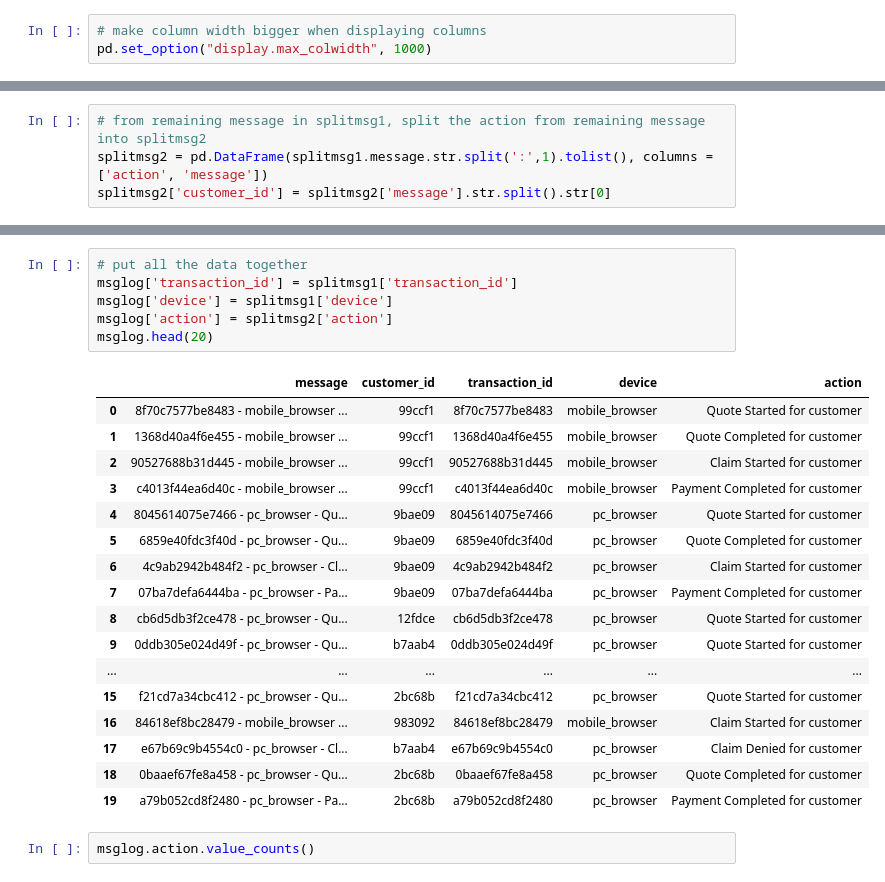
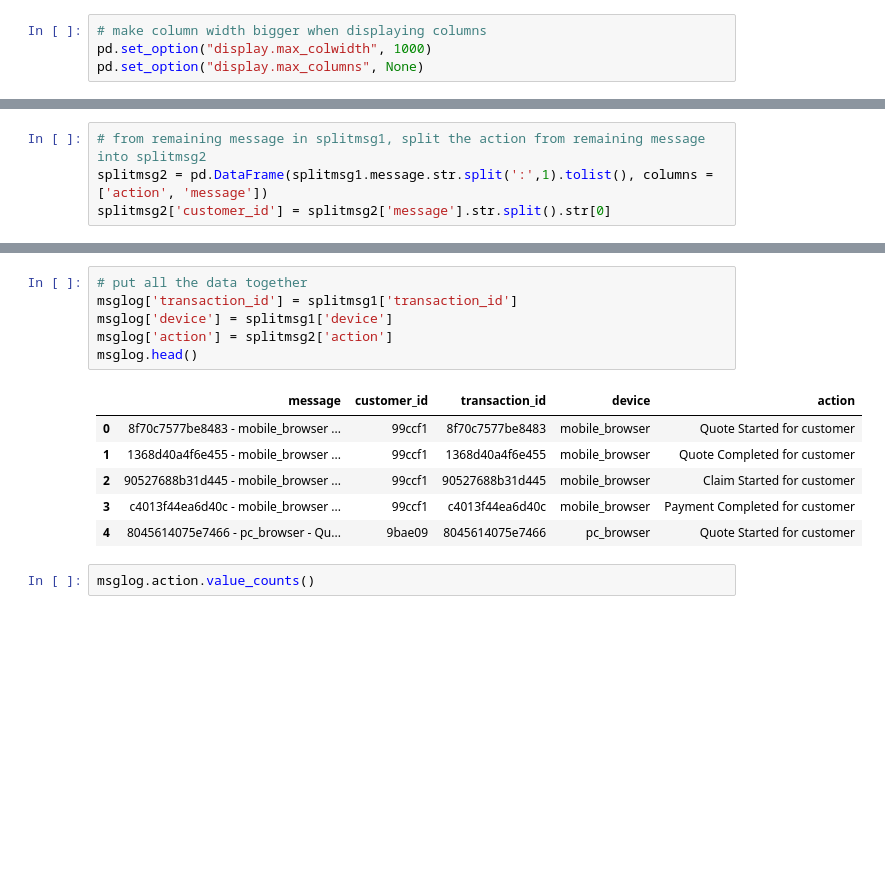
Before and after one commit to neelriyer/IAG-Insurance-Fraud-Prediction, a Jupyter notebook: DATA3001_EDA.ipynb, the cells around one changed output, grey strips where cells are left out. Saved outputs shown, nothing was run; the diff lists cells and outputs as text; blank space fills up the shorter version.

```diff
--- a/DATA3001_EDA.ipynb
+++ b/DATA3001_EDA.ipynb
@@ -26,6 +28,7 @@ from nltk.tokenize import WordPunctTokenizer
 # %%
 # make column width bigger when displaying columns
 pd.set_option("display.max_colwidth", 1000)
+pd.set_option("display.max_columns", None)
 # %%
 # load in log data with time taken to load recorded
 start_time = time.time()
@@ -156,27 +126,16 @@ splitmsg2.head(20)
 # %%
 # put all the data together
 msglog['transaction_id'] = splitmsg1['transaction_id']
 msglog['device'] = splitmsg1['device']
 msglog['action'] = splitmsg2['action']
-msglog.head(20)
+msglog.head()
 # %% [output]
 |  | message | customer_id | transaction_id | device | action |
 | 0 | 8f70c7577be8483 - mobile_browser ... | 99ccf1 | 8f70c7577be8483 | mobile_browser | Quote Started for customer |
 | 1 | 1368d40a4f6e455 - mobile_browser ... | 99ccf1 | 1368d40a4f6e455 | mobile_browser | Quote Completed for customer |
 | 2 | 90527688b31d445 - mobile_browser ... | 99ccf1 | 90527688b31d445 | mobile_browser | Claim Started for customer |
 | 3 | c4013f44ea6d40c - mobile_browser ... | 99ccf1 | c4013f44ea6d40c | mobile_browser | Payment Completed for customer |
 | 4 | 8045614075e7466 - pc_browser - Qu... | 9bae09 | 8045614075e7466 | pc_browser | Quote Started for customer |
-| 5 | 6859e40fdc3f40d - pc_browser - Qu... | 9bae09 | 6859e40fdc3f40d | pc_browser | Quote Completed for customer |
-| 6 | 4c9ab2942b484f2 - pc_browser - Cl... | 9bae09 | 4c9ab2942b484f2 | pc_browser | Claim Started for customer |
-| 7 | 07ba7defa6444ba - pc_browser - Pa... | 9bae09 | 07ba7defa6444ba | pc_browser | Payment Completed for customer |
-| 8 | cb6d5db3f2ce478 - pc_browser - Qu... | 12fdce | cb6d5db3f2ce478 | pc_browser | Quote Started for customer |
-| 9 | 0ddb305e024d49f - pc_browser - Qu... | b7aab4 | 0ddb305e024d49f | pc_browser | Quote Started for customer |
-| ... | ... | ... | ... | ... | ... |
-| 15 | f21cd7a34cbc412 - pc_browser - Qu... | 2bc68b | f21cd7a34cbc412 | pc_browser | Quote Started for customer |
-| 16 | 84618ef8bc28479 - mobile_browser ... | 983092 | 84618ef8bc28479 | mobile_browser | Claim Started for customer |
-| 17 | e67b69c9b4554c0 - pc_browser - Cl... | b7aab4 | e67b69c9b4554c0 | pc_browser | Claim Denied for customer |
-| 18 | 0baaef67fe8a458 - pc_browser - Qu... | 2bc68b | 0baaef67fe8a458 | pc_browser | Quote Completed for customer |
-| 19 | a79b052cd8f2480 - pc_browser - Pa... | 2bc68b | a79b052cd8f2480 | pc_browser | Payment Completed for customer |
 # %%
 msglog.action.value_counts()
 # %% [output]
```
Also changed, not shown: parts of 101 cells of this notebook.
